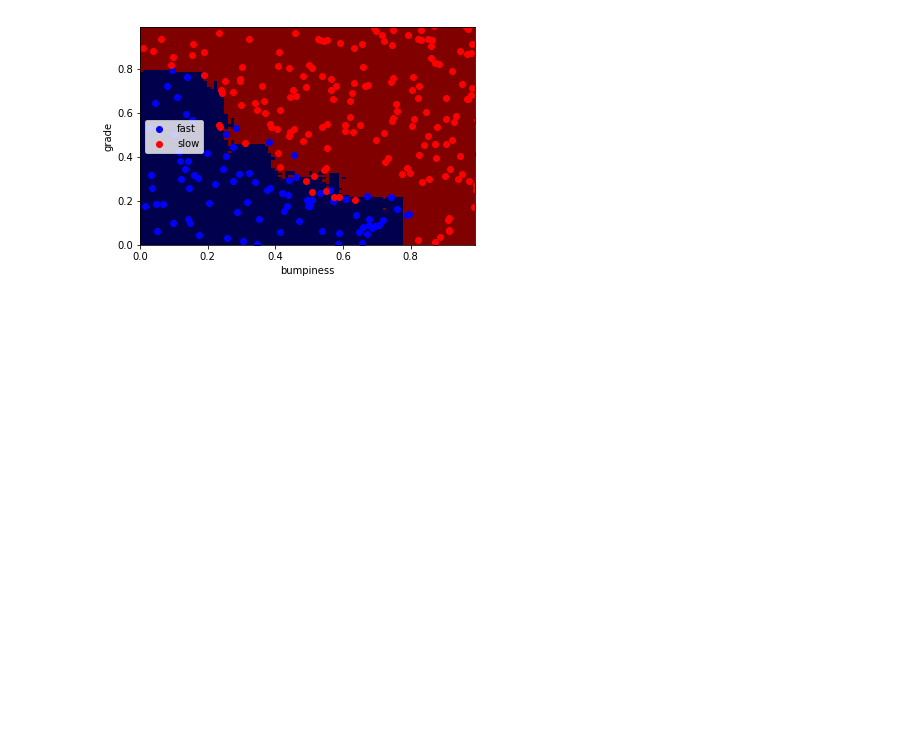
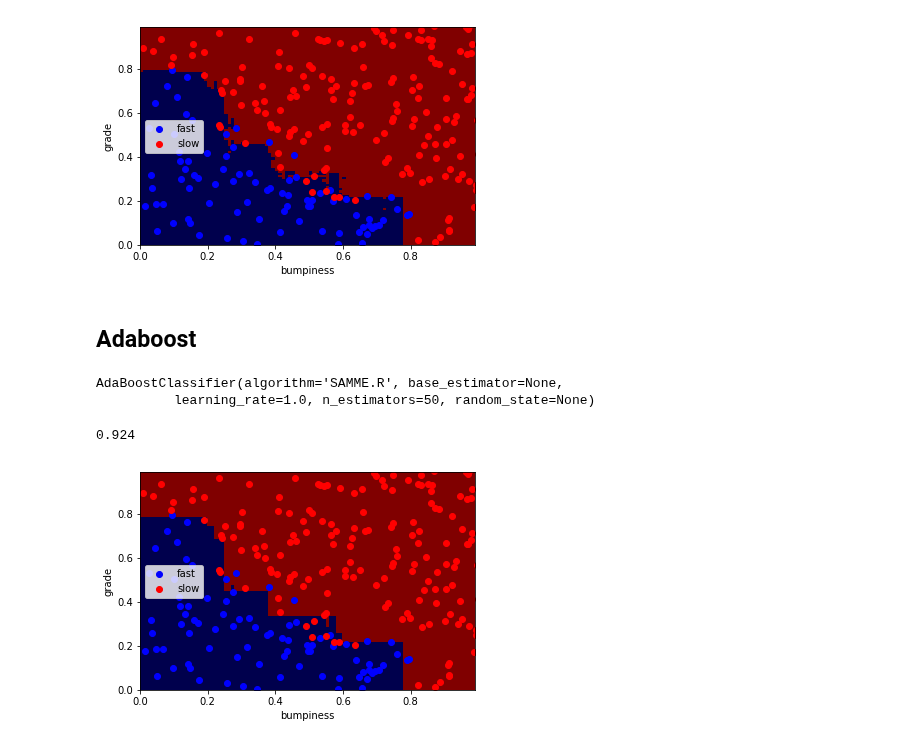
Before and after one commit to matheusbsilva/ud120-projects, a Jupyter notebook: choose_your_own/algs.ipynb, the cells around one changed output. Drawn from its saved outputs; the diff is of its cells as text; code cells hidden in the pictures; blank space fills up the shorter version.

Commit message:
implement basic adaboost

```diff
--- a/choose_your_own/algs.ipynb
+++ b/choose_your_own/algs.ipynb
@@ -146,3 +146,5 @@ clf.score(features_test, labels_test)
 prettyPicture(clf, features_test, labels_test)
 # %% [output]
 [figure]
+# %% [markdown]
+## Adaboost
@@ -148,0 +153,15 @@ prettyPicture(clf, features_test, labels_test)
+# %%
+ada = AdaBoostClassifier()
+# %%
+ada.fit(features_train, labels_train)
+# %% [output]
+AdaBoostClassifier(algorithm='SAMME.R', base_estimator=None,
+          learning_rate=1.0, n_estimators=50, random_state=None)
+# %%
+ada.score(features_test, labels_test)
+# %% [output]
+0.924
+# %%
+prettyPicture(ada, features_test, labels_test)
+# %% [output]
+[figure, added]
```
Also changed, not shown: parts of 1 cell of this notebook.
